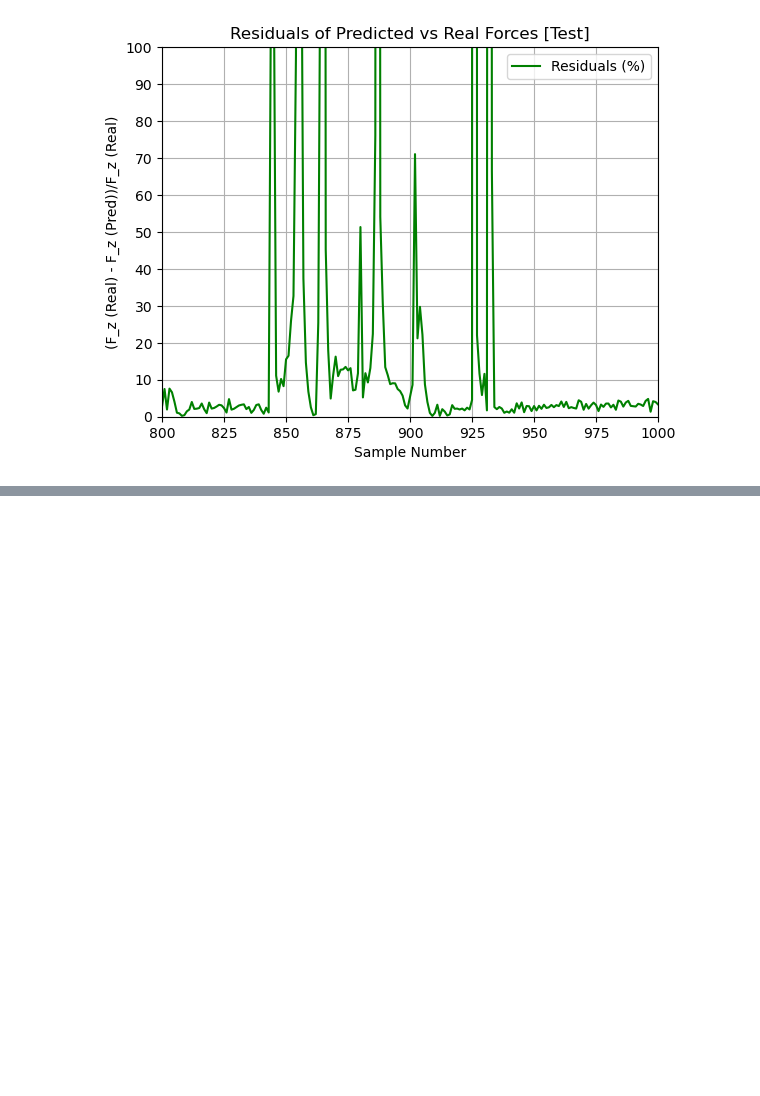
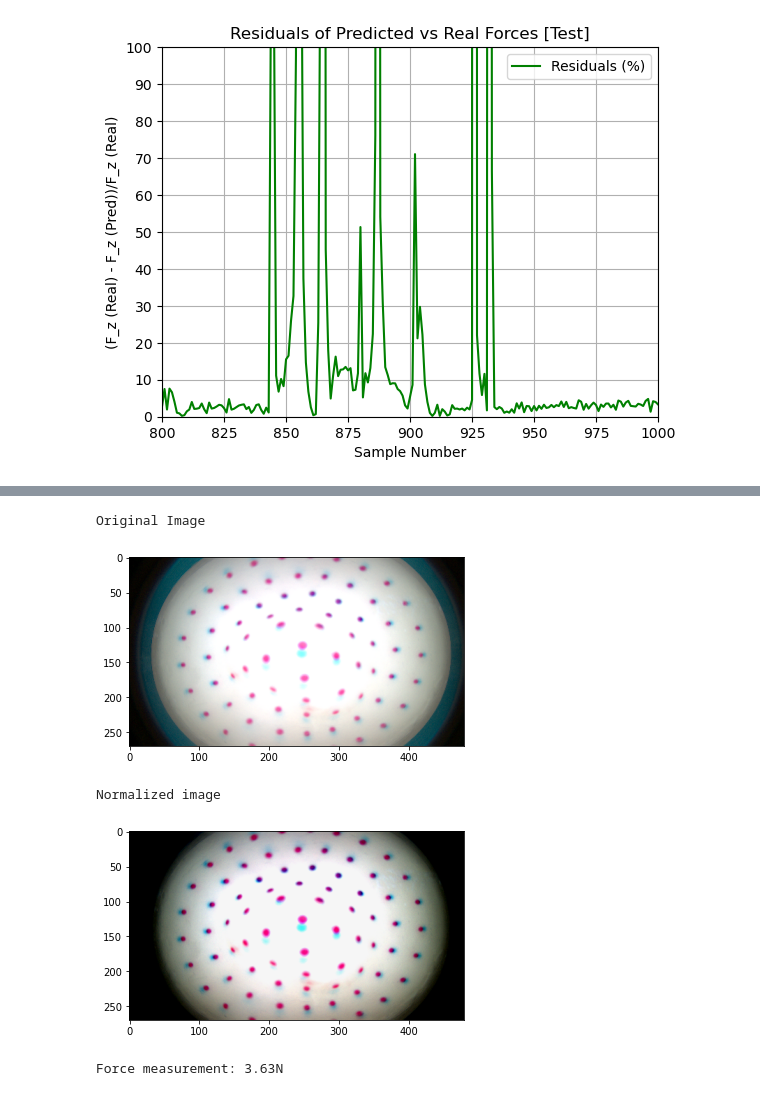
Before and after one commit to SoftSensing/VBSS, a Jupyter notebook: CNN-RNN-Skeleton-Implem.ipynb, the cells around one changed output, grey strips where cells are left out. Cells and saved outputs as stored; diff of their text form; code cells hidden in the pictures; blank space fills up the shorter version.

```diff
--- a/CNN-RNN-Skeleton-Implem.ipynb
+++ b/CNN-RNN-Skeleton-Implem.ipynb
@@ -491,0 +496,24 @@ plt.show()
+# %%
+# Read a specific image and normalize
+frame_id = 40
+
+image = torch.from_numpy(data['frames'][frame_id]).float().permute(2, 0, 1)
+label = torch.from_numpy(np.array(data['forces'][frame_id, 2])).float()
+
+norm_image, norm_label = normalize(image,label)
+# %%
+# Plot original and normalize image
+print("Original Image")
+showImg(image)
+plt.show()
+print("Normalized image")
+showImg(norm_image,norm=True)
+plt.show()
+
+print("Force measurement: {:.2f}N".format(abs(label)))
+# %% [output]
+Original Image
+[figure, added]
+Normalized image
+[figure, added]
+Force measurement: 3.63N
```
Also changed, not shown: parts of 4 cells of this notebook.
